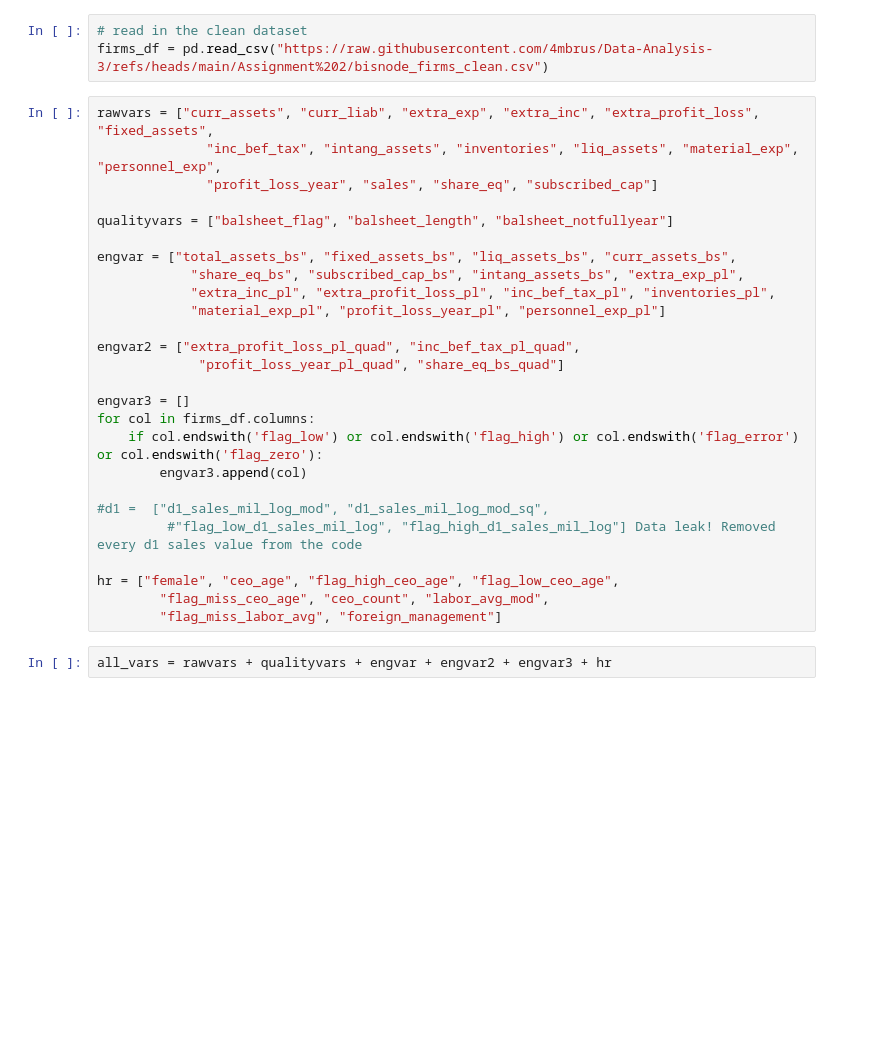
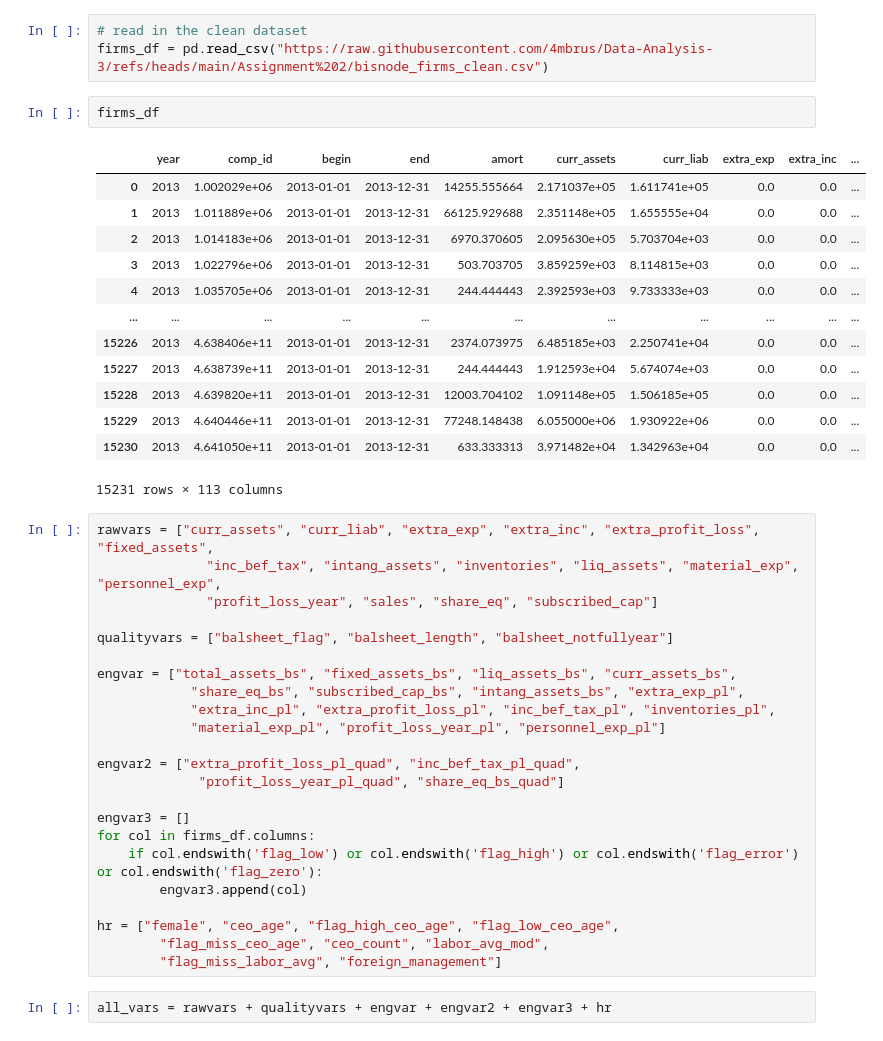
Before and after one commit to 4mbrus/Data-Analysis-3, a Jupyter notebook: Assignment 2/assignment_2.ipynb, the cells around one changed output. Saved outputs shown, nothing was run; the diff lists cells and outputs as text; blank space fills up the shorter version.

```diff
--- a/Assignment 2/assignment_2.ipynb
+++ b/Assignment 2/assignment_2.ipynb
@@ -21,6 +21,22 @@ warnings.filterwarnings("ignore")
 # %%
 # read in the clean dataset
 firms_df = pd.read_csv("https://raw.githubusercontent.com/4mbrus/Data-Analysis-3/refs/heads/main/Assignment%202/bisnode_firms_clean.csv")
+# %%
+firms_df
+# %% [output]
+|  | year | comp_id | begin | end | amort | curr_assets | curr_liab | extra_exp | extra_inc | ... |
+| 0 | 2013 | 1.002029e+06 | 2013-01-01 | 2013-12-31 | 14255.555664 | 2.171037e+05 | 1.611741e+05 | 0.0 | 0.0 | ... |
+| 1 | 2013 | 1.011889e+06 | 2013-01-01 | 2013-12-31 | 66125.929688 | 2.351148e+05 | 1.655555e+04 | 0.0 | 0.0 | ... |
+| 2 | 2013 | 1.014183e+06 | 2013-01-01 | 2013-12-31 | 6970.370605 | 2.095630e+05 | 5.703704e+03 | 0.0 | 0.0 | ... |
+| 3 | 2013 | 1.022796e+06 | 2013-01-01 | 2013-12-31 | 503.703705 | 3.859259e+03 | 8.114815e+03 | 0.0 | 0.0 | ... |
+| 4 | 2013 | 1.035705e+06 | 2013-01-01 | 2013-12-31 | 244.444443 | 2.392593e+03 | 9.733333e+03 | 0.0 | 0.0 | ... |
+| ... | ... | ... | ... | ... | ... | ... | ... | ... | ... | ... |
+| 15226 | 2013 | 4.638406e+11 | 2013-01-01 | 2013-12-31 | 2374.073975 | 6.485185e+03 | 2.250741e+04 | 0.0 | 0.0 | ... |
+| 15227 | 2013 | 4.638739e+11 | 2013-01-01 | 2013-12-31 | 244.444443 | 1.912593e+04 | 5.674074e+03 | 0.0 | 0.0 | ... |
+| 15228 | 2013 | 4.639820e+11 | 2013-01-01 | 2013-12-31 | 12003.704102 | 1.091148e+05 | 1.506185e+05 | 0.0 | 0.0 | ... |
+| 15229 | 2013 | 4.640446e+11 | 2013-01-01 | 2013-12-31 | 77248.148438 | 6.055000e+06 | 1.930922e+06 | 0.0 | 0.0 | ... |
+| 15230 | 2013 | 4.641050e+11 | 2013-01-01 | 2013-12-31 | 633.333313 | 3.971482e+04 | 1.342963e+04 | 0.0 | 0.0 | ... |
+15231 rows × 113 columns
 # %%
 rawvars = ["curr_assets", "curr_liab", "extra_exp", "extra_inc", "extra_profit_loss", "fixed_assets",
               "inc_bef_tax", "intang_assets", "inventories", "liq_assets", "material_exp", "personnel_exp",
@@ -41,9 +57,6 @@ for col in firms_df.columns:
     if col.endswith('flag_low') or col.endswith('flag_high') or col.endswith('flag_error') or col.endswith('flag_zero'):
         engvar3.append(col)
 
-#d1 =  ["d1_sales_mil_log_mod", "d1_sales_mil_log_mod_sq",
-         #"flag_low_d1_sales_mil_log", "flag_high_d1_sales_mil_log"] Data leak! Removed every d1 sales value from the code
-
 hr = ["female", "ceo_age", "flag_high_ceo_age", "flag_low_ceo_age",
         "flag_miss_ceo_age", "ceo_count", "labor_avg_mod",
         "flag_miss_labor_avg", "foreign_management"]
```
Also changed, not shown: parts of 5 cells of this notebook.
